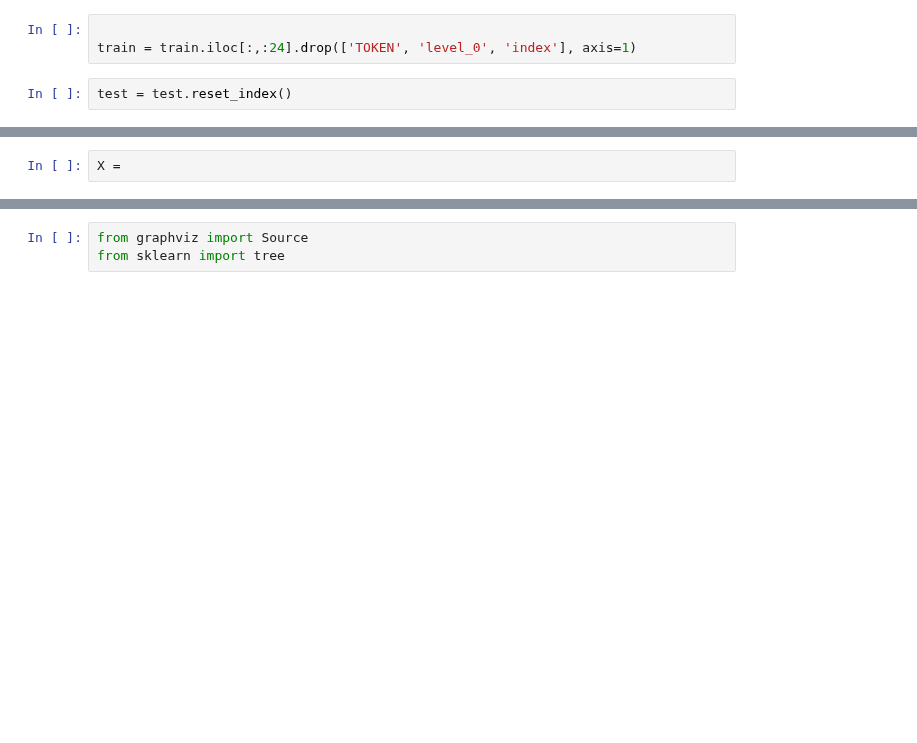
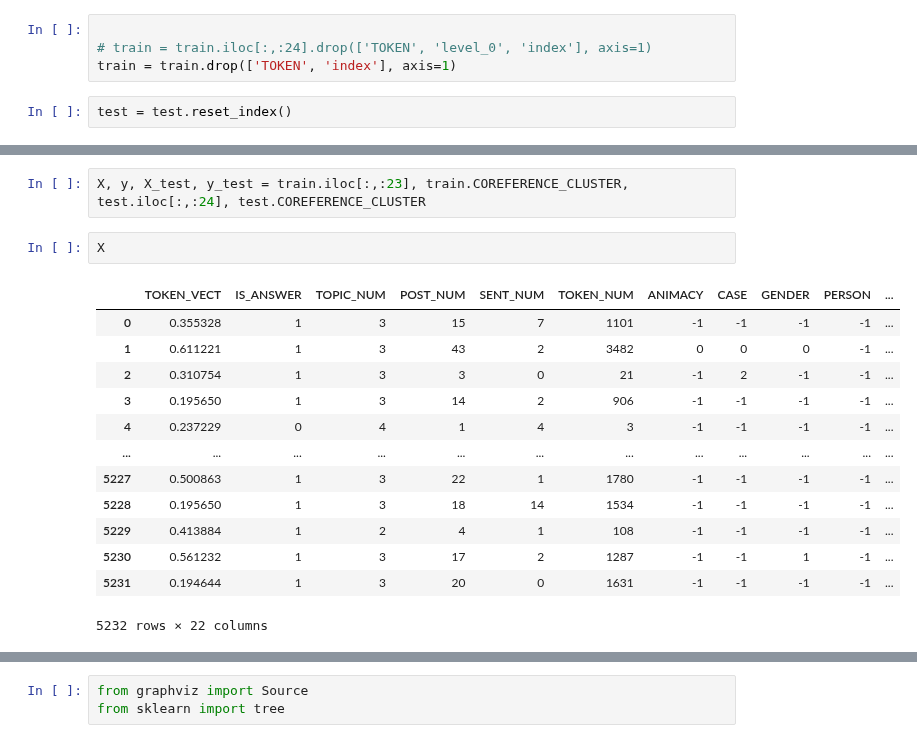
Before and after one commit to DmitryKutsev/cross-document_coreference, a Jupyter notebook: classifiers/new_decision_tree.ipynb, the cells around one changed output, grey strips where cells are left out. Cells and saved outputs as stored; diff of their text form; blank space fills up the shorter version.

```diff
--- a/classifiers/new_decision_tree.ipynb
+++ b/classifiers/new_decision_tree.ipynb
@@ -382,7 +383,8 @@ train, test = train_test_split(df, test_size=0.2)
 train = train.reset_index()
 # %%
 
-train = train.iloc[:,:24].drop(['TOKEN', 'level_0', 'index'], axis=1)
+# train = train.iloc[:,:24].drop(['TOKEN', 'level_0', 'index'], axis=1)
+train = train.drop(['TOKEN', 'index'], axis=1)
 # %%
 test = test.reset_index()
 # %%
@@ -421,3 +424,19 @@ test
 1309 rows × 22 columns
+# %%
+X, y, X_test, y_test = train.iloc[:,:23], train.COREFERENCE_CLUSTER, test.iloc[:,:24], test.COREFERENCE_CLUSTER
 # %%
-X =
+X
+# %% [output]
+|  | TOKEN_VECT | IS_ANSWER | TOPIC_NUM | POST_NUM | SENT_NUM | TOKEN_NUM | ANIMACY | CASE | GENDER | PERSON | ... |
+| 0 | 0.355328 | 1 | 3 | 15 | 7 | 1101 | -1 | -1 | -1 | -1 | ... |
+| 1 | 0.611221 | 1 | 3 | 43 | 2 | 3482 | 0 | 0 | 0 | -1 | ... |
+| 2 | 0.310754 | 1 | 3 | 3 | 0 | 21 | -1 | 2 | -1 | -1 | ... |
+| 3 | 0.195650 | 1 | 3 | 14 | 2 | 906 | -1 | -1 | -1 | -1 | ... |
+| 4 | 0.237229 | 0 | 4 | 1 | 4 | 3 | -1 | -1 | -1 | -1 | ... |
+| ... | ... | ... | ... | ... | ... | ... | ... | ... | ... | ... | ... |
+| 5227 | 0.500863 | 1 | 3 | 22 | 1 | 1780 | -1 | -1 | -1 | -1 | ... |
+| 5228 | 0.195650 | 1 | 3 | 18 | 14 | 1534 | -1 | -1 | -1 | -1 | ... |
+| 5229 | 0.413884 | 1 | 2 | 4 | 1 | 108 | -1 | -1 | -1 | -1 | ... |
+| 5230 | 0.561232 | 1 | 3 | 17 | 2 | 1287 | -1 | -1 | 1 | -1 | ... |
+| 5231 | 0.194644 | 1 | 3 | 20 | 0 | 1631 | -1 | -1 | -1 | -1 | ... |
+5232 rows × 22 columns
```
Also changed, not shown: parts of 10 cells of this notebook.
